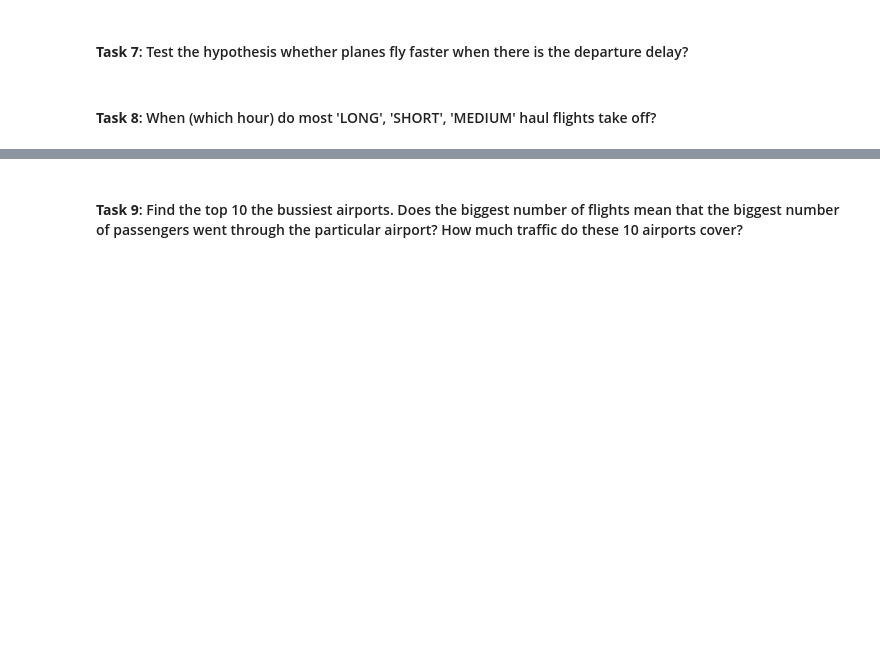
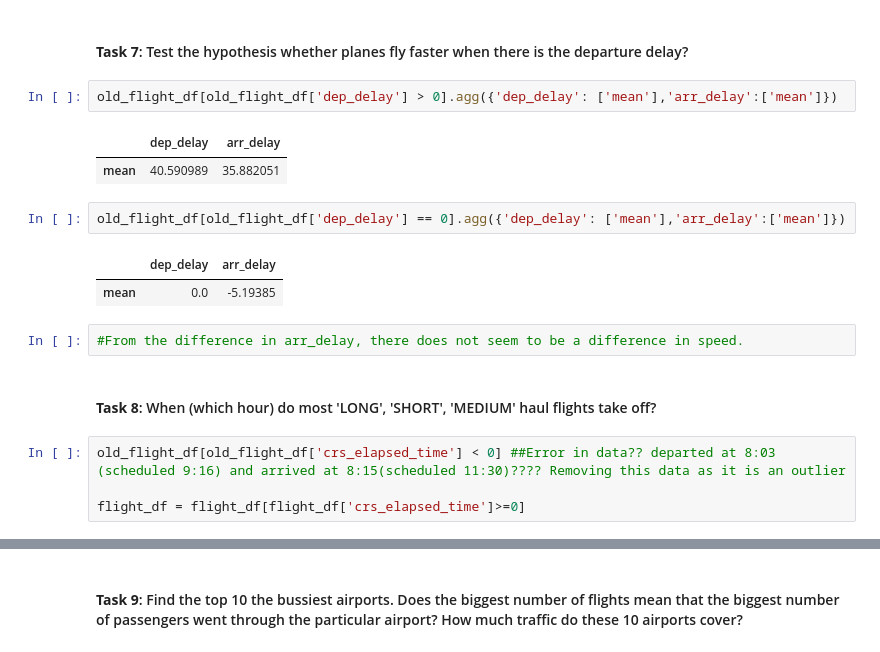
Before and after one commit to JohnathanJack/Predicting-Flight-Delays, a Jupyter notebook: exploratory_analysis.ipynb, the cells around one changed output, grey strips where cells are left out. Cells and saved outputs as stored; diff of their text form; blank space fills up the shorter version.

```diff
--- a/exploratory_analysis.ipynb
+++ b/exploratory_analysis.ipynb
@@ -239,4 +225,20 @@ taxi_df.groupby(['hour'],as_index=False).mean('taxi_out')
 # %% [markdown]
 #### **Task 7**: Test the hypothesis whether planes fly faster when there is the departure delay?
+# %%
+old_flight_df[old_flight_df['dep_delay'] > 0].agg({'dep_delay': ['mean'],'arr_delay':['mean']})
+# %% [output]
+|  | dep_delay | arr_delay |
+| mean | 40.590989 | 35.882051 |
+# %%
+old_flight_df[old_flight_df['dep_delay'] == 0].agg({'dep_delay': ['mean'],'arr_delay':['mean']})
+# %% [output]
+|  | dep_delay | arr_delay |
+| mean | 0.0 | -5.19385 |
+# %%
+#From the difference in arr_delay, there does not seem to be a difference in speed.
 # %% [markdown]
 #### **Task 8**: When (which hour) do most 'LONG', 'SHORT', 'MEDIUM' haul flights take off?
+# %%
+old_flight_df[old_flight_df['crs_elapsed_time'] < 0] ##Error in data?? departed at 8:03 (scheduled 9:16) and arrived at 8:15(scheduled 11:30)???? Removing this data as it is an outlier
+
+flight_df = flight_df[flight_df['crs_elapsed_time']>=0]
```
Also changed, not shown: parts of 22 cells of this notebook.
